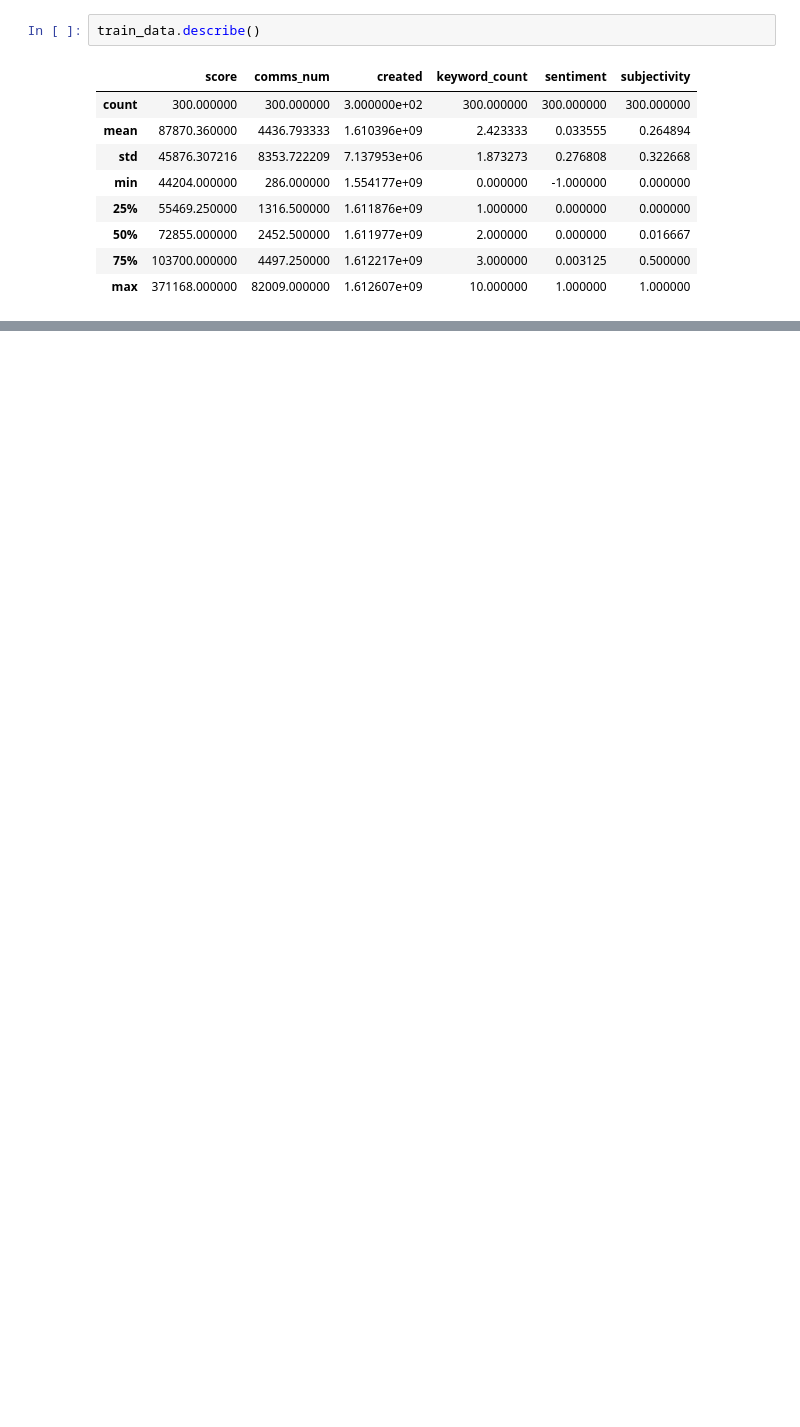
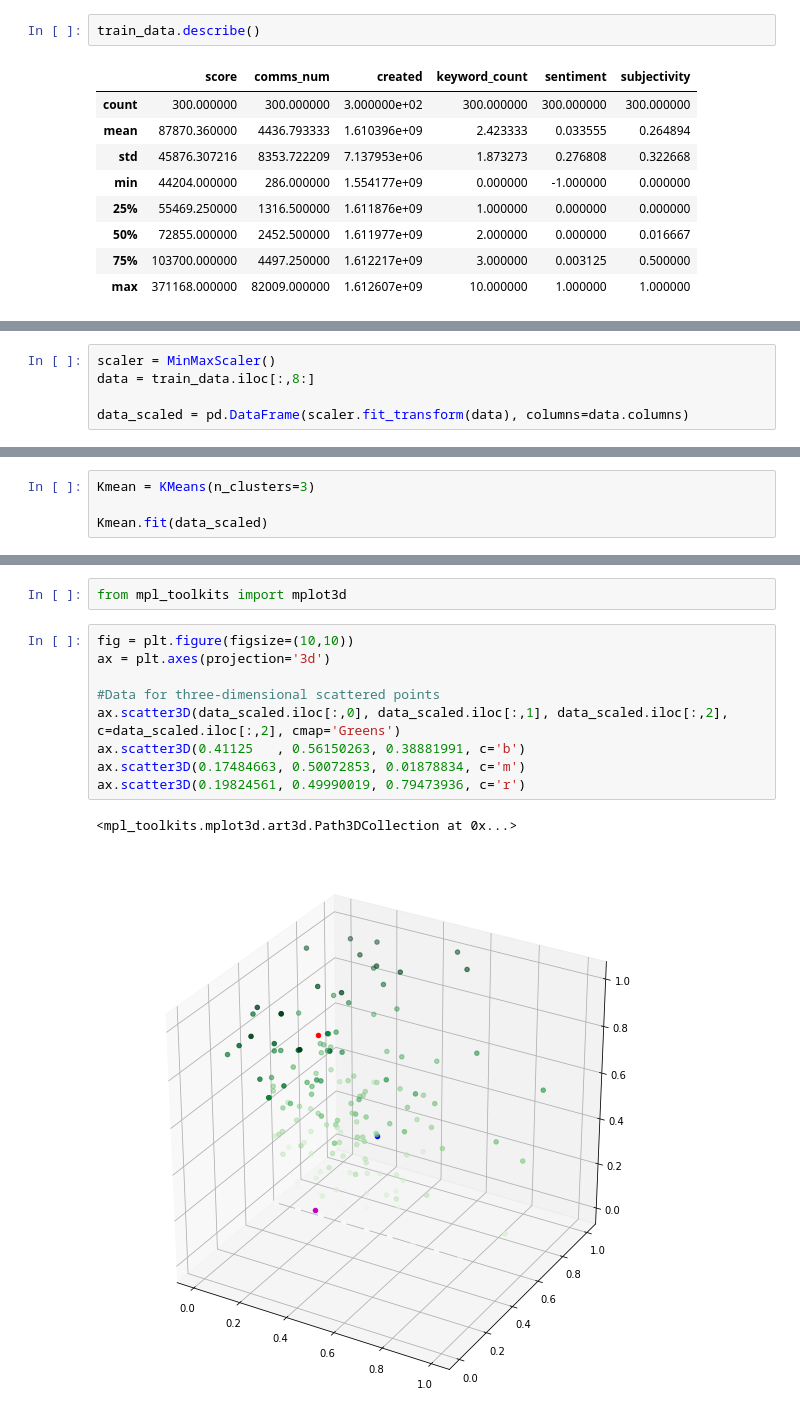
Before and after one commit to malcolmrite-dsi/WSB_Stock_Screener, a Jupyter notebook: Reddit_Stock_Scanner.ipynb, the cells around one changed output, grey strips where cells are left out. Cells and saved outputs as stored; diff of their text form; blank space fills up the shorter version.

Commit message:
Some Clustering and 3D plotting

```diff
--- a/Reddit_Stock_Scanner.ipynb
+++ b/Reddit_Stock_Scanner.ipynb
@@ -361,0 +371,5 @@ train_data.describe()
+# %%
+scaler = MinMaxScaler()
+data = train_data.iloc[:,8:]
+
+data_scaled = pd.DataFrame(scaler.fit_transform(data), columns=data.columns)
@@ -361,0 +378,4 @@ train_data.describe()
+# %%
+Kmean = KMeans(n_clusters=3)
+
+Kmean.fit(data_scaled)
@@ -361,0 +409,14 @@ train_data.describe()
+# %%
+from mpl_toolkits import mplot3d
+# %%
+fig = plt.figure(figsize=(10,10))
+ax = plt.axes(projection='3d')
+
+#Data for three-dimensional scattered points
+ax.scatter3D(data_scaled.iloc[:,0], data_scaled.iloc[:,1], data_scaled.iloc[:,2], c=data_scaled.iloc[:,2], cmap='Greens')
+ax.scatter3D(0.41125   , 0.56150263, 0.38881991, c='b')
+ax.scatter3D(0.17484663, 0.50072853, 0.01878834, c='m')
+ax.scatter3D(0.19824561, 0.49990019, 0.79473936, c='r')
+# %% [output]
+<mpl_toolkits.mplot3d.art3d.Path3DCollection at 0x...>
+[figure, added]
```
Also changed, not shown: parts of 9 cells of this notebook.
